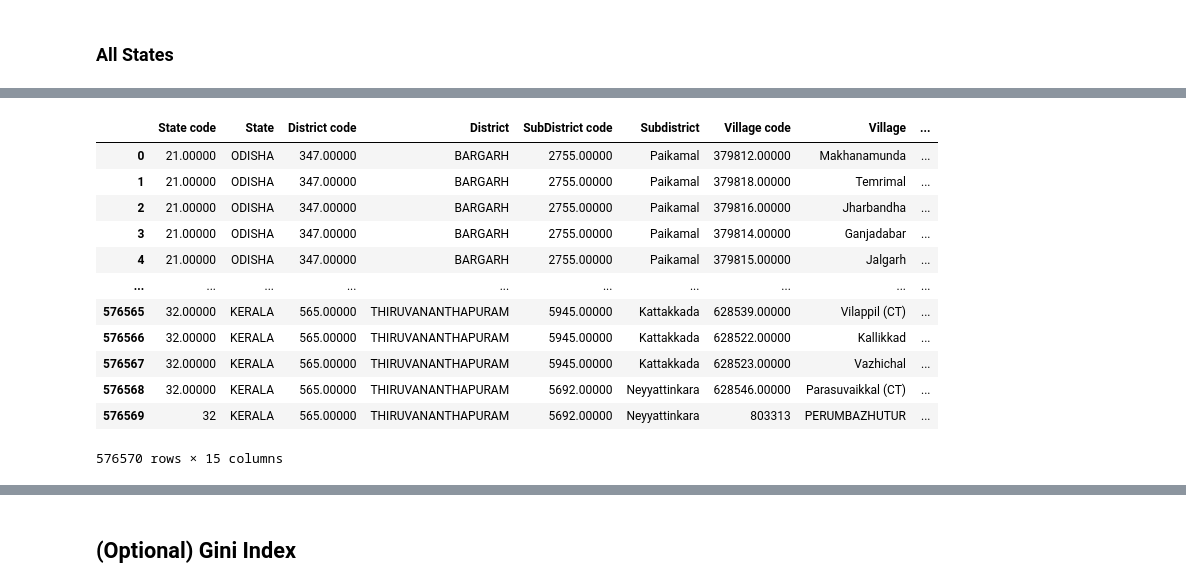
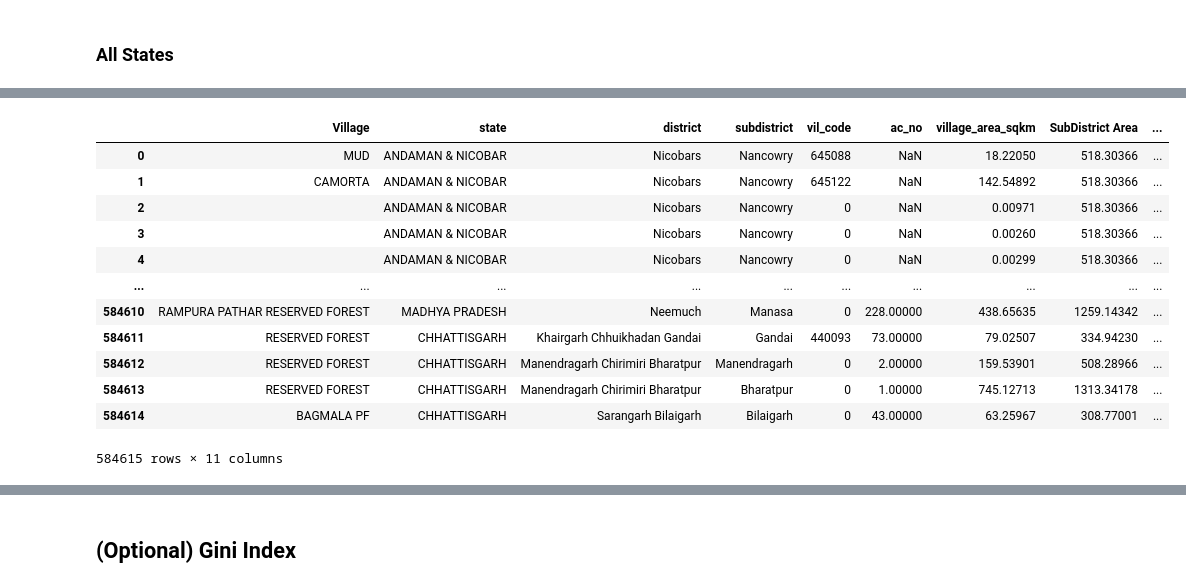
Before and after one commit to SaiSiddhardhaKalla/Master_Thesis, a Jupyter notebook: 06_NTL_calc.ipynb, the cells around one changed output, grey strips where cells are left out. Cells and saved outputs as stored; diff of their text form; code cells hidden in the pictures.

```diff
--- a/06_NTL_calc.ipynb
+++ b/06_NTL_calc.ipynb
@@ -521,7 +497,7 @@ from rasterio.mask import mask
 import numpy as np
 
 # Directory containing the GeoJSON files
-geojson_dir = '/Users/sid/Library/CloudStorage/OneDrive-DeakinUniversity/UDocs - D/DataSets/maps-master/Village/'
+geojson_dir = '/Users/sid/Library/CloudStorage/OneDrive-DeakinUniversity/UDocs - D/DataSets/maps-master/LGD Villages/'
 
 # Initialize an empty GeoDataFrame to store the concatenated results
 vil_NTL = gpd.GeoDataFrame()
@@ -538,7 +514,7 @@ for filename in os.listdir(geojson_dir):
         # Loop through each month
         for month in range(1, 13):
             # Construct the path to the raster file for the current month
-            raster_path = f"/Users/sid/Library/CloudStorage/OneDrive-DeakinUniversity/UDocs - D/DataSets/VIIRS_Monthly_Tiled/2018/clean/output_raster_2018{month:02d}.tif"
+            raster_path = f"/Users/sid/Library/CloudStorage/OneDrive-DeakinUniversity/UDocs - D/DataSets/VIIRS_Monthly_Tiled/2020/clean/output_raster_2020{month:02d}.tif"
             # cf_cvg_path = f"/Users/sid/Library/CloudStorage/OneDrive-DeakinUniversity/UDocs - D/DataSets/VIIRS_Monthly_Tiled/cf_cvg/2020_cvg/2020{month:02d}.tif"
 
             # Open the raster file
@@ -675,0 +650,11 @@ The default value of numeric_only in DataFrameGroupBy.sum is deprecated. In a fu
+# %%
+aggregated_df = vil_2.groupby([
+                               'subdistrict', 'subdistrict_code',
+                               'district','district_code','state','state_code']).sum().reset_index()
+
+
+aggregated_df = aggregated_df.drop(['vil_code',
+                                    'dist_lgd', 'state_lgd', 'gp_code', 'subdt_lgd', 'block_lgd', 'ac_no'
+                                    ],axis=1)
+
+aggregated_df
@@ -727,4 +735,5 @@ t3
 # %%
 vil_3 = pd.merge(vil_2,t3,on=[
-    'Subdistrict','SubDistrict code',
-    'District','District code'],how='left')
+    'subdistrict','subdistrict_code',
+    'district','district_code','state','state_code'],how='left')
+vil_3
@@ -731,5 +754,6 @@ vil_3 = pd.merge(vil_2,t3,on=[
 # %%
-selected_columns = vil_3[['201801', '201802', '201803', '201804', '201805', '201806', '201807', '201808', '201809', '201810', '201811', '201812']]
+# selected_columns = vil_3[['201801', '201802', '201803', '201804', '201805', '201806', '201807', '201808', '201809', '201810', '201811', '201812']]
+selected_columns = vil_3[['202001', '202002', '202003', '202004', '202005', '202006', '202007', '202008', '202009', '202010', '202011', '202012']]
 
 # Calculating quartiles for each row
 quartiles = selected_columns.quantile([0.20, 0.75], axis=1).T
@@ -741,51 +765,61 @@ quartiles['L_bound'] = quartiles['Q1'].clip(lower=0)  # Clip to ensure it's not
 # Adding Q1 and Q3 columns to the original DataFrame
 vil_4 = pd.concat([vil_3, quartiles], axis=1)
 
-avg_columns = ['201801', '201802', '201803', '201804', '201805', '201806', '201807', '201808', '201809', '201810', '201811', '201812']
+# avg_columns = ['201801', '201802', '201803', '201804', '201805', '201806', '201807', '201808', '201809', '201810', '201811', '201812']
+avg_columns = ['202001', '202002', '202003', '202004', '202005', '202006', '202007', '202008', '202009', '202010', '202011', '202012']
 # Create a mask to filter out values below L_Bound
 mask = vil_4[avg_columns].values > vil_4['L_bound'].values[:, None]
 
 # Replace values below L_Bound with NaN
 masked_data = vil_4[avg_columns].where(mask)
 
 # Calculate row-wise mean
 row_means = masked_data.mean(axis=1)
 
 # Add row-wise mean to DataFrame
 vil_4['avg_ntl'] = row_means
-vil_4['ntl_pa']  = vil_4['avg_ntl']/vil_4['area_sq_km']
+vil_4['ntl_pa']  = vil_4['avg_ntl']/vil_4['village_area_sqkm']
 # vil_4 = vil_4.rename(columns={'area_sq_km': 'SubDistrict Area'})
 
-vil_4 = vil_4.drop(['201801', '201802', '201803', '201804',
-                    '201805', '201806', '201807', '201808',
-                    '201809', '201810', '201811', '201812'
-                    , 'Q1', 'Q3', 'L_bound'], axis=1)
+vil_4 = vil_4.drop([
+                    # '201801', '201802', '201803', '201804',
+                    # '201805', '201806', '201807', '201808',
+                    # '201809', '201810', '201811', '201812',
+                    '202001', '202002', '202003', '202004',
+                    '202005', '202006', '202007', '202008',
+                    '202009', '202010', '202011', '202012',
+                    'Q1', 'Q3', 'L_bound',
+                    'state_code', 'district_code', 'subdistrict_code', 'vilcode11',
+                    'vilname11',
+                    'dist_lgd', 'state_lgd', 'gp_code', 'gp_name', 'subdt_lgd', 'Block', 'block_lgd', 'shape_Area'
+
+                    ], axis=1)
 
 # vil_4 = vil_4[vil_4['area_sq_km']>1]
 
 # vil_4 = vil_4.sort_values(by=['State','District',
 #                               'Subdistrict',
 #                               'ntl_pa'])
 # vil_4['Index'] = vil_4.groupby(['State','District',
 #                                 'Subdistrict'
 #                                 ]).cumcount() + 1
 # # # Creating a new column 'Max_Len' containing the maximum value of 'Index' within each district
 # vil_4['Max_Len'] = vil_4.groupby(['State','District',
 #                                   'Subdistrict'
 #                                   ])['Index'].transform('max')
 
 vil_4
 # %% [output]
-|  | State code | State | District code | District | SubDistrict code | Subdistrict | Village code | Village | ... |
-| 0 | 21.00000 | ODISHA | 347.00000 | BARGARH | 2755.00000 | Paikamal | 379812.00000 | Makhanamunda | ... |
-| 1 | 21.00000 | ODISHA | 347.00000 | BARGARH | 2755.00000 | Paikamal | 379818.00000 | Temrimal | ... |
-| 2 | 21.00000 | ODISHA | 347.00000 | BARGARH | 2755.00000 | Paikamal | 379816.00000 | Jharbandha | ... |
-| 3 | 21.00000 | ODISHA | 347.00000 | BARGARH | 2755.00000 | Paikamal | 379814.00000 | Ganjadabar | ... |
-| 4 | 21.00000 | ODISHA | 347.00000 | BARGARH | 2755.00000 | Paikamal | 379815.00000 | Jalgarh | ... |
+|  | Village | state | district | subdistrict | vil_code | ac_no | village_area_sqkm | SubDistrict Area | ... |
+| 0 | MUD | ANDAMAN & NICOBAR | Nicobars | Nancowry | 645088 | NaN | 18.22050 | 518.30366 | ... |
+| 1 | CAMORTA | ANDAMAN & NICOBAR | Nicobars | Nancowry | 645122 | NaN | 142.54892 | 518.30366 | ... |
+| 2 |  | ANDAMAN & NICOBAR | Nicobars | Nancowry | 0 | NaN | 0.00971 | 518.30366 | ... |
+| 3 |  | ANDAMAN & NICOBAR | Nicobars | Nancowry | 0 | NaN | 0.00260 | 518.30366 | ... |
+| 4 |  | ANDAMAN & NICOBAR | Nicobars | Nancowry | 0 | NaN | 0.00299 | 518.30366 | ... |
 | ... | ... | ... | ... | ... | ... | ... | ... | ... | ... |
-| 576565 | 32.00000 | KERALA | 565.00000 | THIRUVANANTHAPURAM | 5945.00000 | Kattakkada | 628539.00000 | Vilappil (CT) | ... |
-| 576566 | 32.00000 | KERALA | 565.00000 | THIRUVANANTHAPURAM | 5945.00000 | Kattakkada | 628522.00000 | Kallikkad | ... |
-| 576567 | 32.00000 | KERALA | 565.00000 | THIRUVANANTHAPURAM | 5945.00000 | Kattakkada | 628523.00000 | Vazhichal | ... |
-| 576568 | 32.00000 | KERALA | 565.00000 | THIRUVANANTHAPURAM | 5692.00000 | Neyyattinkara | 628546.00000 | Parasuvaikkal (CT) | ... |
-| 576569 | 32 | KERALA | 565.00000 | THIRUVANANTHAPURAM | 5692.00000 | Neyyattinkara | 803313 | PERUMBAZHUTUR | ... |
+| 584610 | RAMPURA PATHAR RESERVED FOREST | MADHYA PRADESH | Neemuch | Manasa | 0 | 228.00000 | 438.65635 | 1259.14342 | ... |
+| 584611 | RESERVED FOREST | CHHATTISGARH | Khairgarh Chhuikhadan Gandai | Gandai | 440093 | 73.00000 | 79.02507 | 334.94230 | ... |
+| 584612 | RESERVED FOREST | CHHATTISGARH | Manendragarh Chirimiri Bharatpur | Manendragarh | 0 | 2.00000 | 159.53901 | 508.28966 | ... |
+| 584613 | RESERVED FOREST | CHHATTISGARH | Manendragarh Chirimiri Bharatpur | Bharatpur | 0 | 1.00000 | 745.12713 | 1313.34178 | ... |
+| 584614 | BAGMALA PF | CHHATTISGARH | Sarangarh Bilaigarh | Bilaigarh | 0 | 43.00000 | 63.25967 | 308.77001 | ... |
-576570 rows × 15 columns
+584615 rows × 11 columns
```
Also changed, not shown: parts of 18 cells of this notebook, 3 other files.
